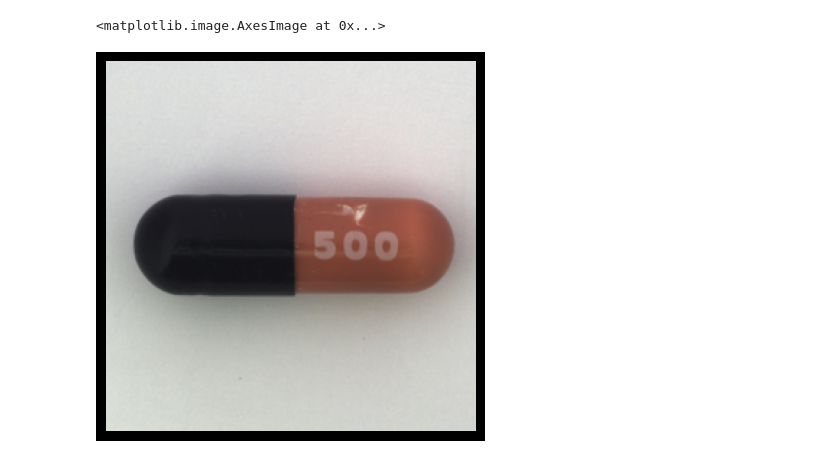
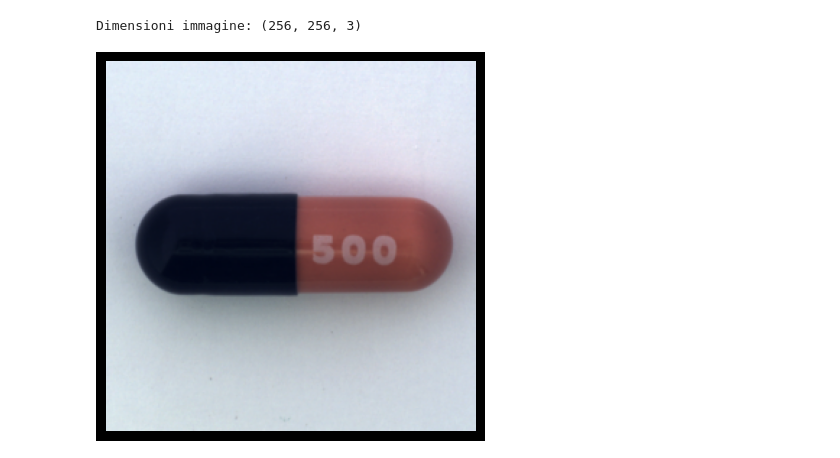
Before and after one commit to seb0t/-CV---anomalib-tutorial-with-visualization, a Jupyter notebook: notebooks/patchcore_anomalib_faiss.ipynb, the cells around one changed output. Cells and saved outputs as stored; diff of their text form; code cells hidden in the pictures.

```diff
--- a/notebooks/patchcore_anomalib_faiss.ipynb
+++ b/notebooks/patchcore_anomalib_faiss.ipynb
@@ -364,14 +86,3 @@ def rotate_image_90(image):
         return torch.rot90(image, k=-1, dims=(1, 2))  # Ruota di 90 gradi in senso orario
     else:
         raise TypeError("Il formato dell'immagine deve essere numpy.ndarray o torch.Tensor")
-# %%
-# Carica l'immagine
-test_image_path = "../014.png"
-test_img = Image.open(test_image_path).resize((256, 256))
-# test_img = rotate_image_90(np.array(test_img))
-# Plotta l'immagine
-plt.axis('off')
-plt.imshow(test_img)
-# %% [output]
-<matplotlib.image.AxesImage at 0x...>
-[figure, removed]
@@ -377,0 +234,16 @@ plt.imshow(test_img)
+# %%
+# Carica l'immagine
+good_image_index = 2
+# Metodo ottimizzato: usa np.interp per normalizzare rapidamente tra 0 e 255
+good_img_example = df[good_image_index]
+good_img_example = good_img_example.permute(1,2,0) # Converti (CHW -> HWC)
+
+# Normalizzazione equivalente in PyTorch (tra 0 e 255, dtype uint8)
+good_img_example = ((good_img_example - good_img_example.min()) / (good_img_example.max() - good_img_example.min()) * 255).to(torch.uint8).cpu()
+plt.imshow(good_img_example)
+print(f"Dimensioni immagine: {np.asarray(good_img_example).shape}")
+plt.axis('off')
+plt.show()
+# %% [output]
+Dimensioni immagine: (256, 256, 3)
+[figure, added]
```
Also changed, not shown: parts of 36 cells of this notebook, 9 other files.
